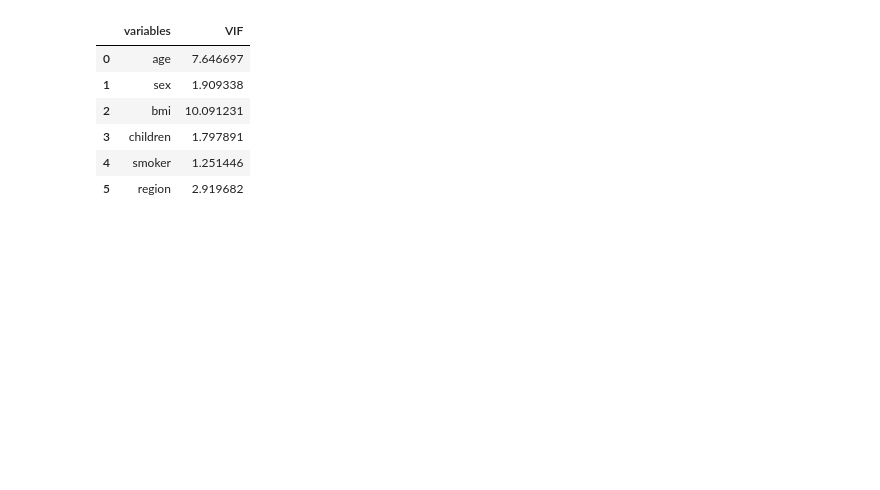
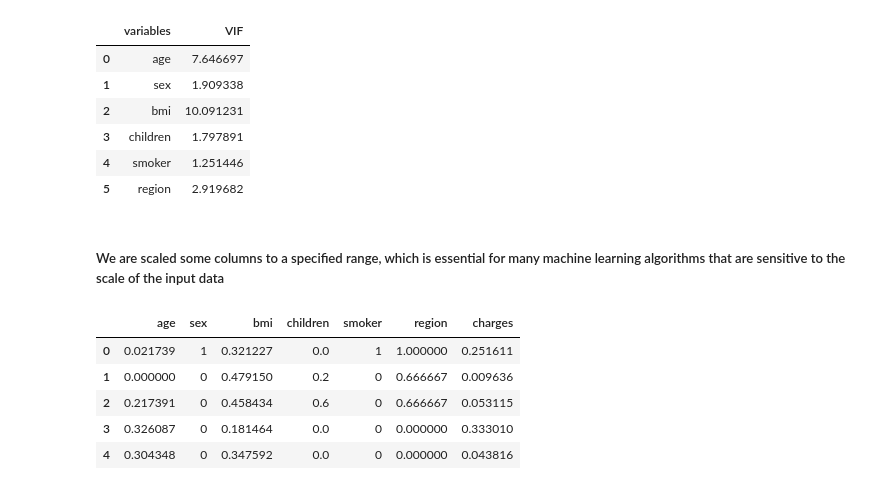
Before and after one commit to sharmaa-aman/Health-Insurance-Price-Prediction, a Jupyter notebook: Health Insurance Price Prediction.ipynb, the cells around one changed output. Saved outputs shown, nothing was run; the diff lists cells and outputs as text; code cells hidden in the pictures; blank space fills up the shorter version.

Commit message:
Scaling the Features in Specific Range

```diff
--- a/Health Insurance Price Prediction.ipynb
+++ b/Health Insurance Price Prediction.ipynb
@@ -421,3 +421,39 @@ calculate_vif(x)
 | 3 | children | 1.797891 |
 | 4 | smoker | 1.251446 |
 | 5 | region | 2.919682 |
+# %% [markdown]
+##### We are scaled some columns to a specified range, which is essential for many machine learning algorithms that are sensitive to the scale of the input data
+# %%
+from sklearn.preprocessing import MinMaxScaler
+
+# Copy the original dataset
+Data_Preprocessing = New_Data.copy()
+
+# Reshape and apply MinMaxScaler to 'age'
+Stand_Age = Data_Preprocessing.age.values.reshape(-1, 1)
+Data_Preprocessing['age'] = MinMaxScaler().fit_transform(Stand_Age)
+
+# Reshape and apply MinMaxScaler to 'bmi'
+Stand_Bmi = Data_Preprocessing.bmi.values.reshape(-1, 1)
+Data_Preprocessing['bmi'] = MinMaxScaler().fit_transform(Stand_Bmi)
+
+# Reshape and apply MinMaxScaler to 'children'
+Stand_Children = Data_Preprocessing.children.values.reshape(-1, 1)
+Data_Preprocessing['children'] = MinMaxScaler().fit_transform(Stand_Children)
+
+# Reshape and apply MinMaxScaler to 'region'
+Stand_Region = Data_Preprocessing.region.values.reshape(-1, 1)
+Data_Preprocessing['region'] = MinMaxScaler().fit_transform(Stand_Region)
+
+# Reshape and apply MinMaxScaler to 'charges'
+Stand_Charges = Data_Preprocessing.charges.values.reshape(-1, 1)
+Data_Preprocessing['charges'] = MinMaxScaler().fit_transform(Stand_Charges)
+# %%
+Data_Preprocessing.head()
+# %% [output]
+|  | age | sex | bmi | children | smoker | region | charges |
+| 0 | 0.021739 | 1 | 0.321227 | 0.0 | 1 | 1.000000 | 0.251611 |
+| 1 | 0.000000 | 0 | 0.479150 | 0.2 | 0 | 0.666667 | 0.009636 |
+| 2 | 0.217391 | 0 | 0.458434 | 0.6 | 0 | 0.666667 | 0.053115 |
+| 3 | 0.326087 | 0 | 0.181464 | 0.0 | 0 | 0.000000 | 0.333010 |
+| 4 | 0.304348 | 0 | 0.347592 | 0.0 | 0 | 0.000000 | 0.043816 |
```
Also changed, not shown: parts of 4 cells of this notebook.
